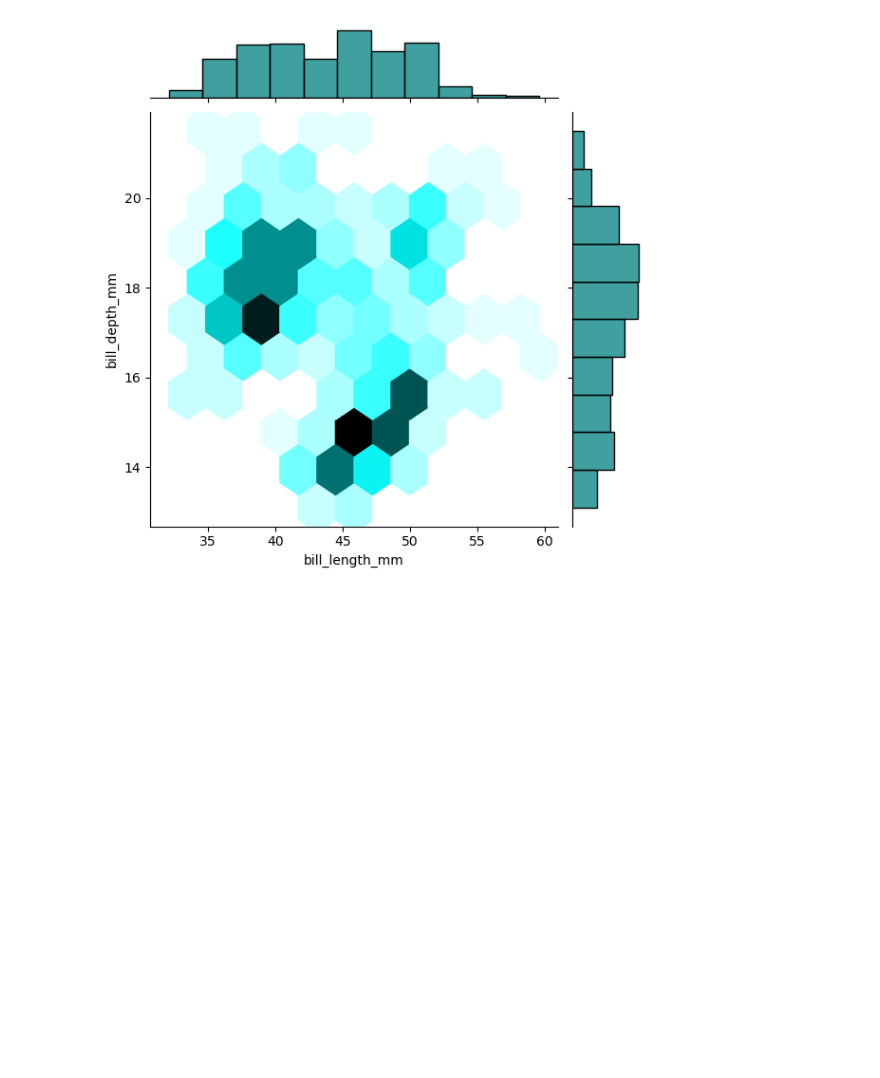
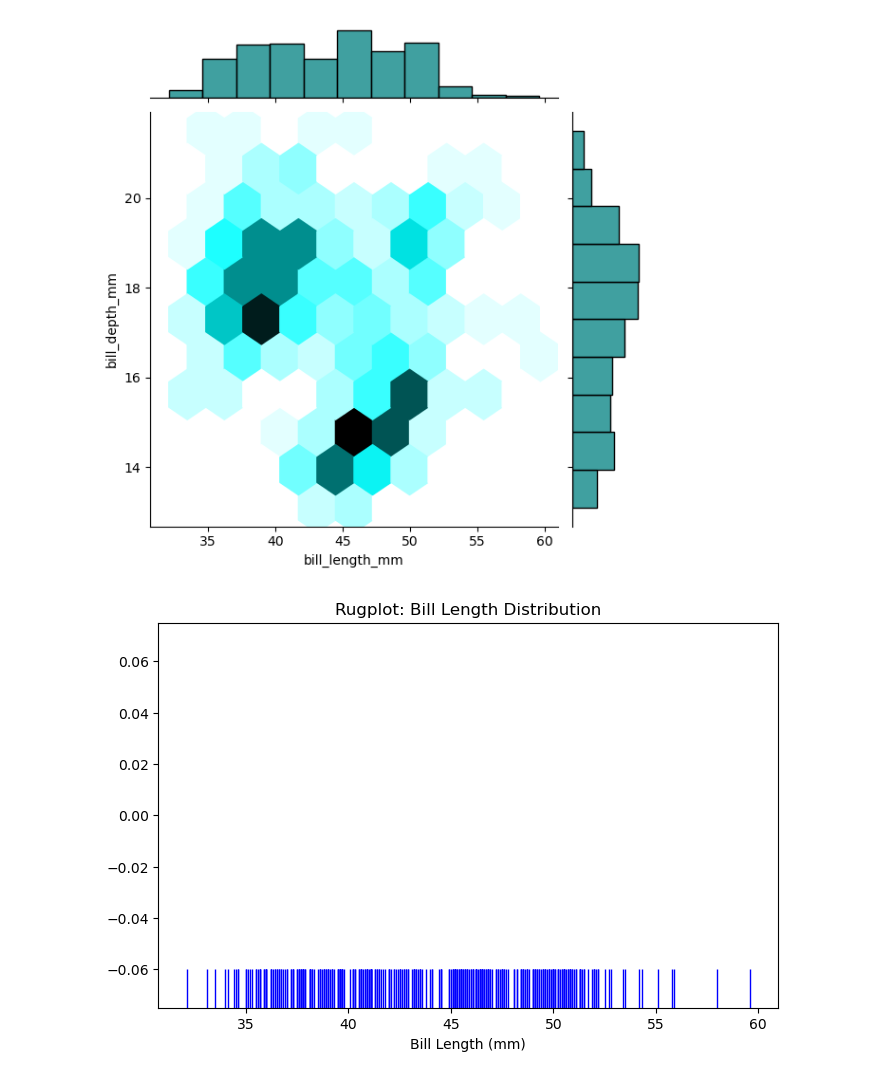
Before and after one commit to md-faiyazkhan/ml-practice, a Jupyter notebook: Seaborn/Seaborn.ipynb, the cells around one changed output. Drawn from its saved outputs; the diff is of its cells as text; code cells hidden in the pictures; blank space fills up the shorter version.

```diff
--- a/Seaborn/Seaborn.ipynb
+++ b/Seaborn/Seaborn.ipynb
@@ -374,3 +374,20 @@ sns.jointplot(
 plt.show()
 # %% [output]
 [figure]
+# %%
+# Rugplot of penguins' bill length
+plt.figure(figsize=(8,5))
+
+sns.rugplot(
+    data=penguins,
+    x="bill_length_mm",
+    height=0.1,
+    color="blue"
+)
+
+# Add title and labels
+plt.title("Rugplot: Bill Length Distribution")
+plt.xlabel("Bill Length (mm)")
+plt.show()
+# %% [output]
+[figure, added]
```
